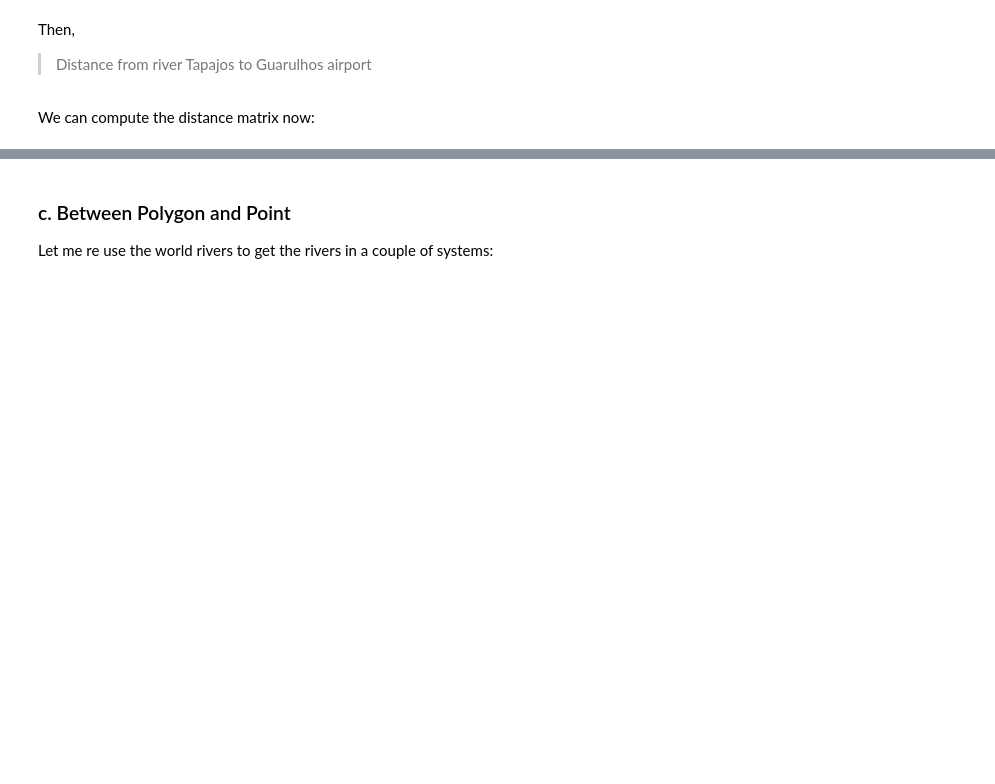
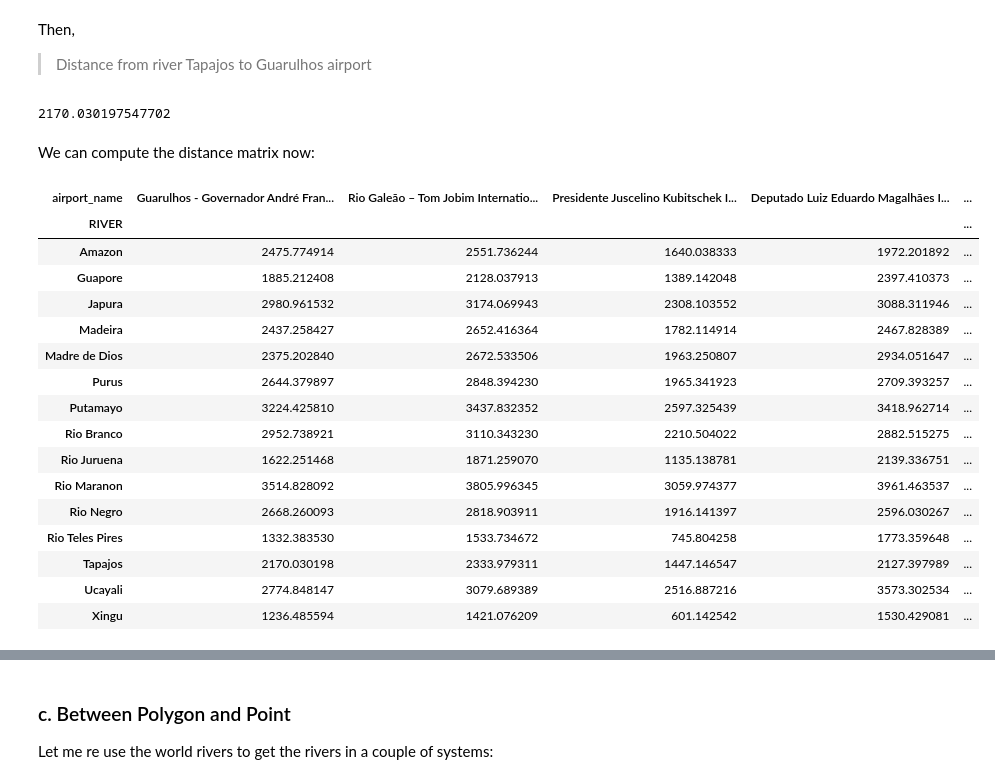
Before and after one commit to meade68/DACSS_690D_Week07, a Jupyter notebook: index.ipynb, the cells around one changed output, grey strips where cells are left out. Drawn from its saved outputs; the diff is of its cells as text; code cells hidden in the pictures; blank space fills up the shorter version.

```diff
--- a/index.ipynb
+++ b/index.ipynb
@@ -13,7 +13,7 @@ This time the spatial operations will be applied when we have as input two GDFs.
 # %% [markdown]
 The links to the our maps on GitHub are here:
 # %%
-mainLink='https://github.com/DACSS-Spatial/data_forSpatial/raw/main/'
+mainLink='https://github.com/meade68/DACSS_690D_Week07/raw/refs/heads/main/'
 
 linkWorldMap=mainLink + "WORLD/worldMaps.gpkg"
 linkIndicators=mainLink + "WORLD/worldindicators.json"
@@ -213,11 +349,33 @@ Then,
 airName='Guarulhos - Governador André Franco Montoro International Airport'
 rivName='Tapajos'
 AmazonSystem_5880.geometry.loc[rivName].distance(large_airports.geometry.loc[airName])/1000
+# %% [output]
+2170.030197547702
 # %% [markdown]
 We can compute the distance matrix now:
 # %%
 D_Matrix_amazRivs_air=AmazonSystem_5880.geometry.apply \
                 (lambda river: large_airports.geometry.distance(river)/1000)
+
+D_Matrix_amazRivs_air
+# %% [output]
+| airport_name | Guarulhos - Governador André Fran... | Rio Galeão – Tom Jobim Internatio... | Presidente Juscelino Kubitschek I... | Deputado Luiz Eduardo Magalhães I... | ... |
+| RIVER |  |  |  |  | ... |
+| Amazon | 2475.774914 | 2551.736244 | 1640.038333 | 1972.201892 | ... |
+| Guapore | 1885.212408 | 2128.037913 | 1389.142048 | 2397.410373 | ... |
+| Japura | 2980.961532 | 3174.069943 | 2308.103552 | 3088.311946 | ... |
+| Madeira | 2437.258427 | 2652.416364 | 1782.114914 | 2467.828389 | ... |
+| Madre de Dios | 2375.202840 | 2672.533506 | 1963.250807 | 2934.051647 | ... |
+| Purus | 2644.379897 | 2848.394230 | 1965.341923 | 2709.393257 | ... |
+| Putamayo | 3224.425810 | 3437.832352 | 2597.325439 | 3418.962714 | ... |
+| Rio Branco | 2952.738921 | 3110.343230 | 2210.504022 | 2882.515275 | ... |
+| Rio Juruena | 1622.251468 | 1871.259070 | 1135.138781 | 2139.336751 | ... |
+| Rio Maranon | 3514.828092 | 3805.996345 | 3059.974377 | 3961.463537 | ... |
+| Rio Negro | 2668.260093 | 2818.903911 | 1916.141397 | 2596.030267 | ... |
+| Rio Teles Pires | 1332.383530 | 1533.734672 | 745.804258 | 1773.359648 | ... |
+| Tapajos | 2170.030198 | 2333.979311 | 1447.146547 | 2127.397989 | ... |
+| Ucayali | 2774.848147 | 3079.689389 | 2516.887216 | 3573.302534 | ... |
+| Xingu | 1236.485594 | 1421.076209 | 601.142542 | 1530.429081 | ... |
 # %%
 Stat_amz_air=pd.DataFrame()
 Stat_amz_air['mean']=D_Matrix_amazRivs_air.mean(axis=1) # mean D to all airports
```
Also changed, not shown: parts of 34 cells of this notebook.
